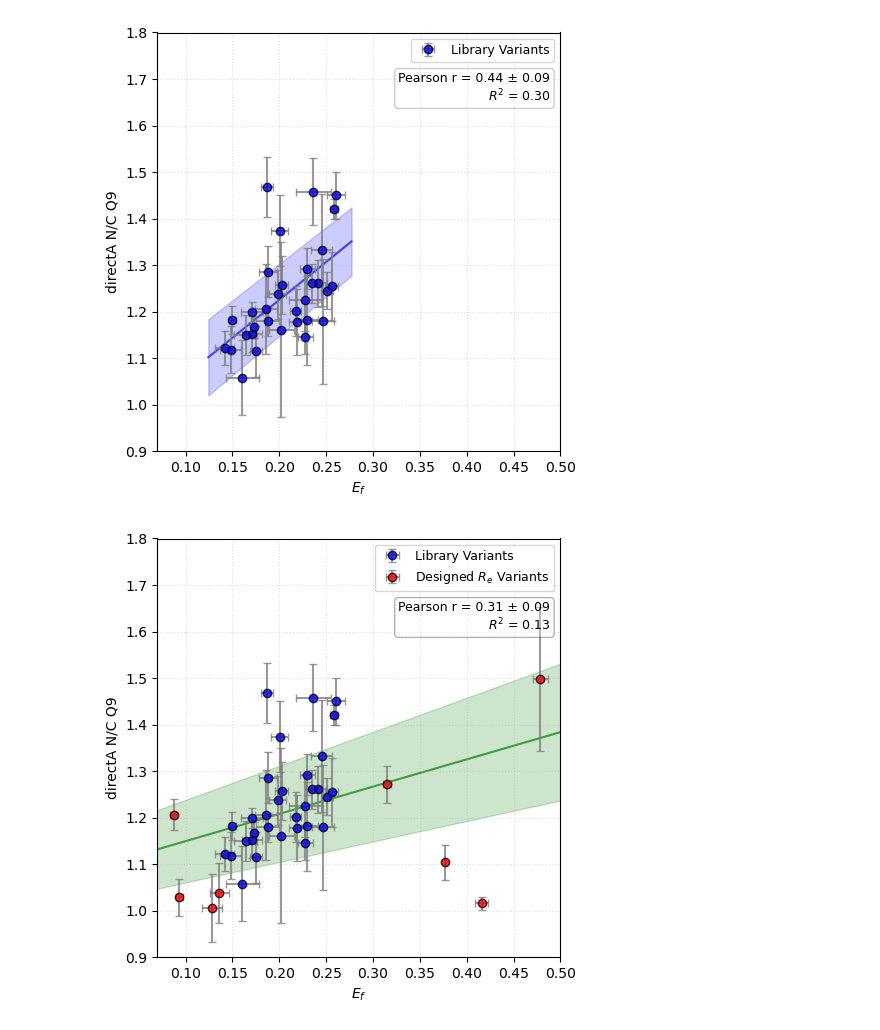
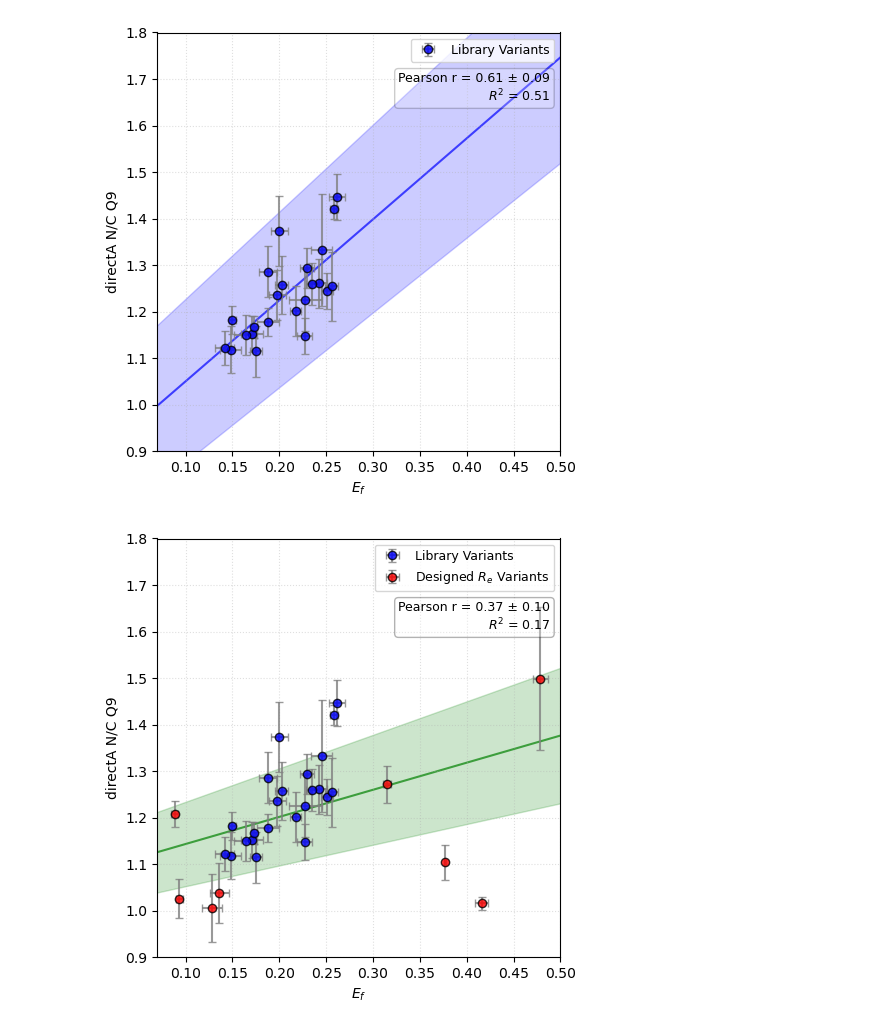
Before and after one commit to sukeniklab/GOOSE_2026, a Jupyter notebook: FRET_data_TB/Fig3_Loc-vs-Ef.ipynb, the cells around one changed output. Cells and saved outputs as stored; diff of their text form; code cells hidden in the pictures.

Commit message:
Added epsilon vs ef plot; Filtered out condensates from loc plot Lowered nuc_area_ratio filter to .6 Remade plots with slightly updated dataset (due to the filter)

```diff
--- a/FRET_data_TB/Fig3_Loc-vs-Ef.ipynb
+++ b/FRET_data_TB/Fig3_Loc-vs-Ef.ipynb
@@ -11,9 +11,12 @@ df = pd.read_csv('constructs_df.csv', index_col = 0)
 df = df[~df['construct'].astype(str).str.contains('GS', na=False)]
 df['construct'] = df['construct'].astype(int)
 # %%
-# plot Ef_cell vs directA_N/C with error bars - BLUE POINTS ONLY (constructs < 33)
-mask = df[['Ef_cell', 'Ef_cell_std', 'directA_N/C_Q9', 'directA_N/C_Q9_std']].notnull().all(axis=1)
+# plot Ef_cell vs directA_N/C with error bars
+mask = df[['Ef_cell', 'Ef_cell_std', 'directA_N/C_Q9', 'directA_N/C_Q9_std', 'condensates']].notnull().all(axis=1)
 plot_df = df.loc[mask]
+
+# Filter to only include rows where condensates is False
+plot_df = plot_df[plot_df['condensates'] == False]
 
 # Filter for only constructs < 33
 plot_df = plot_df[plot_df['construct'] < 33]
@@ -59,7 +62,7 @@ pearson_r_mean = np.mean(pearson_values)
 pearson_r_std = np.std(pearson_values)
 
 # Get x-axis limits to extend line to full width
-x_limits = ax.get_xlim()
+x_limits = [0, .5]
 line_x = np.array(x_limits)
 line_y = slope * line_x + intercept
 
@@ -75,39 +78,42 @@ t_val = sp_stats.t.ppf(0.975, dof)  # 95% confidence interval
 x_mean = np.mean(x)
 sxx = np.sum((x - x_mean)**2)
 predict_y = slope * x + intercept
 residuals = y - predict_y
 s_resid = np.sqrt(np.sum(residuals**2) / dof)
 
 # Prediction interval (wider at extremes)
 se_line = s_resid * np.sqrt(1/n + (line_x - x_mean)**2 / sxx)
 margin = t_val * se_line
 
 # Shade prediction interval
 ax.fill_between(line_x, line_y - margin, line_y + margin,
                 color='blue', alpha=0.2, zorder=0)
 
 ax.set_xlabel('$E_{f}$')
 ax.set_ylabel('directA N/C Q9')
 ax.grid(True, linestyle=':', alpha=0.4)
 
 # Add legend to top right
 ax.legend(loc='upper right', frameon=True, fontsize=9)
 
 # Add R² and Pearson correlation text
 ax.text(0.975, 0.905, f'Pearson r = {pearson_r_mean:.2f} ± {pearson_r_std:.2f}\n$R^2$ = {r_value**2:.2f}',
         transform=ax.transAxes, fontsize=9, verticalalignment='top',
         horizontalalignment='right', bbox=dict(boxstyle='round', facecolor='white', alpha=0.2))
 
 plt.xlim(.07, .5)
 plt.ylim(.9, 1.8)
 plt.tight_layout()
-#plt.savefig('Figure_graphs/Fig3/Ef_vs_loc_blue_only.svg')
+plt.savefig('Figure_graphs/FigSI/Ef_vs_loc_blue_only.svg')
 # %% [output]
-[figure, old version]
+[figure, new version]
 # %%
 # plot Ef_cell vs directA_N/C with error bars
-mask = df[['Ef_cell', 'Ef_cell_std', 'directA_N/C_Q9', 'directA_N/C_Q9_std']].notnull().all(axis=1)
+mask = df[['Ef_cell', 'Ef_cell_std', 'directA_N/C_Q9', 'directA_N/C_Q9_std', 'condensates']].notnull().all(axis=1)
 plot_df = df.loc[mask]
+
+# Filter to only include rows where condensates is False
+plot_df = plot_df[plot_df['condensates'] == False]
 
 x = plot_df['Ef_cell']
 y = plot_df['directA_N/C_Q9']
@@ -206,4 +212,4 @@ plt.ylim(.9, 1.8)
 plt.tight_layout()
 plt.savefig('Figure_graphs/Fig3/Ef_vs_loc.svg')
 # %% [output]
-[figure, old version]
+[figure, new version]
```
Also changed, not shown: parts of 2 cells of this notebook, 50 other files.
